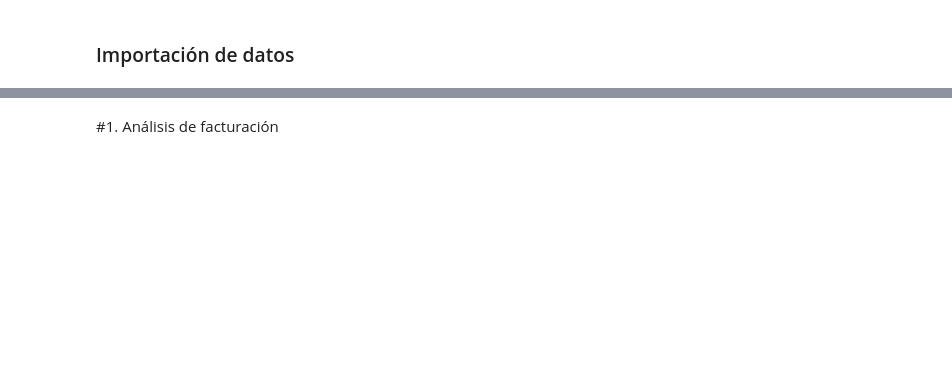
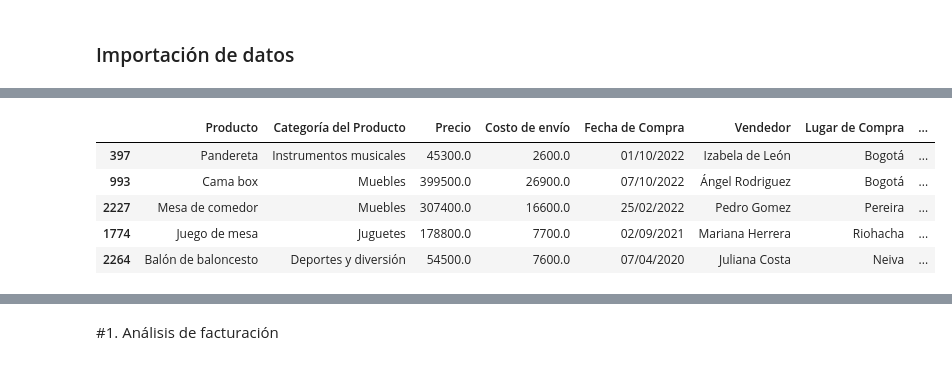
Before and after one commit to Paola-CC/Challenge-Alura-Store, a Jupyter notebook: AluraStoreLatam.ipynb, the cells around one changed output, grey strips where cells are left out. Cells and saved outputs as stored; diff of their text form; code cells hidden in the pictures; blank space fills up the shorter version.

```diff
--- a/AluraStoreLatam.ipynb
+++ b/AluraStoreLatam.ipynb
@@ -25,0 +36,9 @@ tienda.head()
+# %%
+tienda3.sample(5)
+# %% [output]
+|  | Producto | Categoría del Producto | Precio | Costo de envío | Fecha de Compra | Vendedor | Lugar de Compra | ... |
+| 397 | Pandereta | Instrumentos musicales | 45300.0 | 2600.0 | 01/10/2022 | Izabela de León | Bogotá | ... |
+| 993 | Cama box | Muebles | 399500.0 | 26900.0 | 07/10/2022 | Ángel Rodriguez | Bogotá | ... |
+| 2227 | Mesa de comedor | Muebles | 307400.0 | 16600.0 | 25/02/2022 | Pedro Gomez | Pereira | ... |
+| 1774 | Juego de mesa | Juguetes | 178800.0 | 7700.0 | 02/09/2021 | Mariana Herrera | Riohacha | ... |
+| 2264 | Balón de baloncesto | Deportes y diversión | 54500.0 | 7600.0 | 07/04/2020 | Juliana Costa | Neiva | ... |
```
Also changed, not shown: parts of 21 cells of this notebook.
